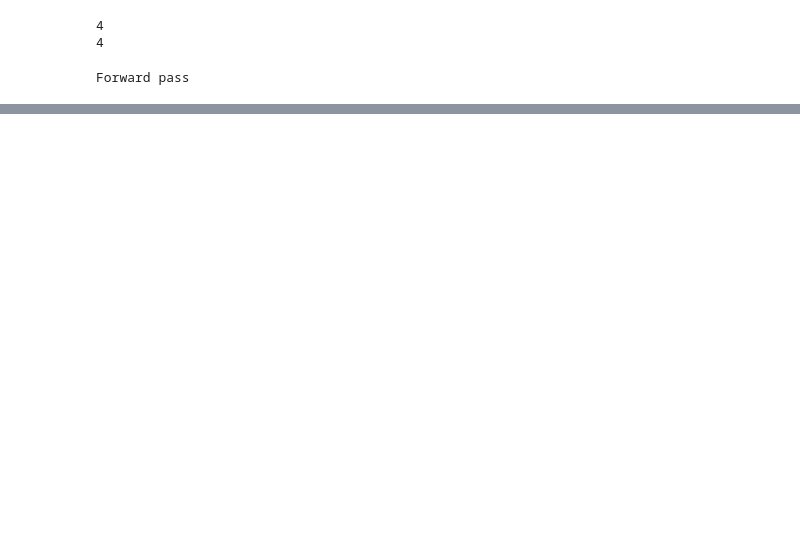
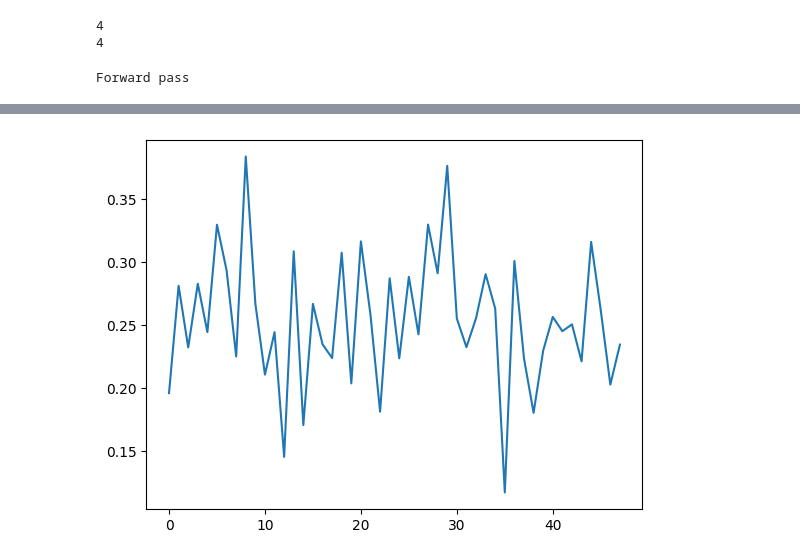
Before and after one commit to jtreguer/HSR-KAN, a Jupyter notebook: KAN_training.ipynb, the cells around one changed output, grey strips where cells are left out. Cells and saved outputs as stored; diff of their text form; code cells hidden in the pictures; blank space fills up the shorter version.

Commit message:
Training with checkpoints

```diff
--- a/KAN_training.ipynb
+++ b/KAN_training.ipynb
@@ -110,7 +127,7 @@ chikusei_KAN = chikusei_KAN.to(device)
 # Training params
 start_epoch = 0
 epochs = 1000
-batch_size = 1
+batch_size = 8
 lr = 4e-4
 loss_func = torch.nn.L1Loss()
 optimizer = torch.optim.Adam(lr=lr,params=chikusei_KAN.parameters())
@@ -191,27 +208,3 @@ print(torch.cuda.memory_summary(device=0, abbreviated=False))
 |---------------------------------------------------------------------------|
 | Oversize GPU segments |       0    |       0    |       0    |       0    |
 |===========================================================================|
-# %%
-def train(epochs: int,model: torch.nn.Module):
-    model.train()
-    hist_loss = []
-    for epoch in range(epochs):
-        loss_list = []
-        start_time = time.time()
-        print("Epoch: ", epoch)
-        for idx,loader_data in enumerate(train_dataloader):
-            GT,LRHSI,HRMSI = loader_data[0].to(device),loader_data[1].to(device),loader_data[2].to(device)
-            preHSI = chikusei_KAN(LRHSI,HRMSI)
-            print(preHSI)
-            loss = loss_func(GT,preHSI) #+chikusei_KAN.regularization_loss()
-            print("Loss: ", loss)
-            optimizer.zero_grad()
-            loss.backward()
-            optimizer.step()
-            loss_list.append(loss.item())
-        scheduler.step()
-        print(loss_list)
-        logging.info(f'Epoch:{epoch},loss:{np.mean(loss_list)},time:{time.time()-start_time:.2f}s')
-# %%
-# os.environ["PYTORCH_CUDA_ALLOC_CONF"] =
-train(1,chikusei_KAN)
@@ -235,0 +277,2 @@ Loss:  tensor(nan, device='cuda:0', grad_fn=<MeanBackward0>)
+# %%
+historic_loss = train(2,chikusei_KAN)
@@ -235,0 +297,5 @@ Loss:  tensor(nan, device='cuda:0', grad_fn=<MeanBackward0>)
+# %%
+plt.plot(historic_loss["batch_loss"])
+plt.show()
+# %% [output]
+[figure, added]
```
Also changed, not shown: parts of 10 cells of this notebook, 11 other files.
